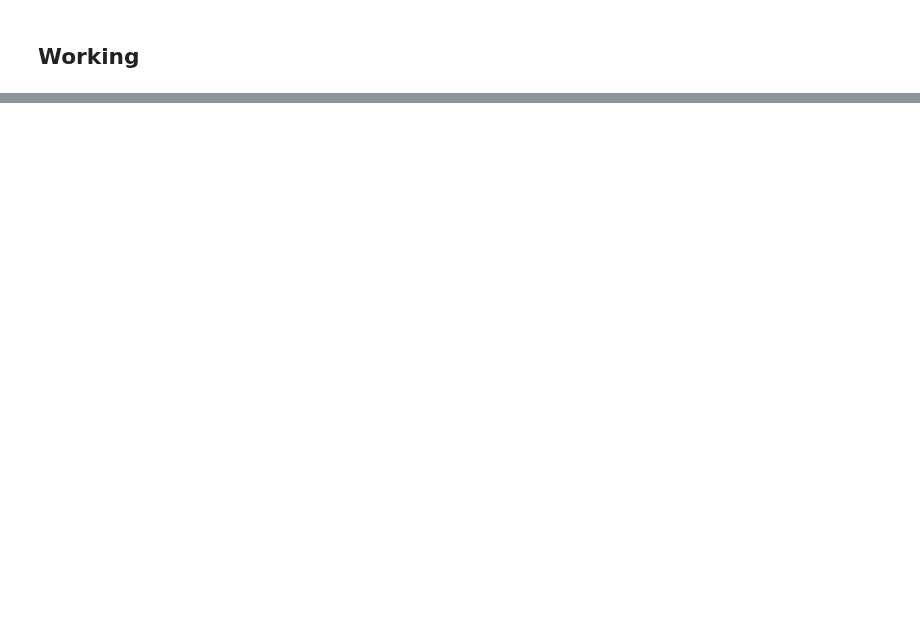
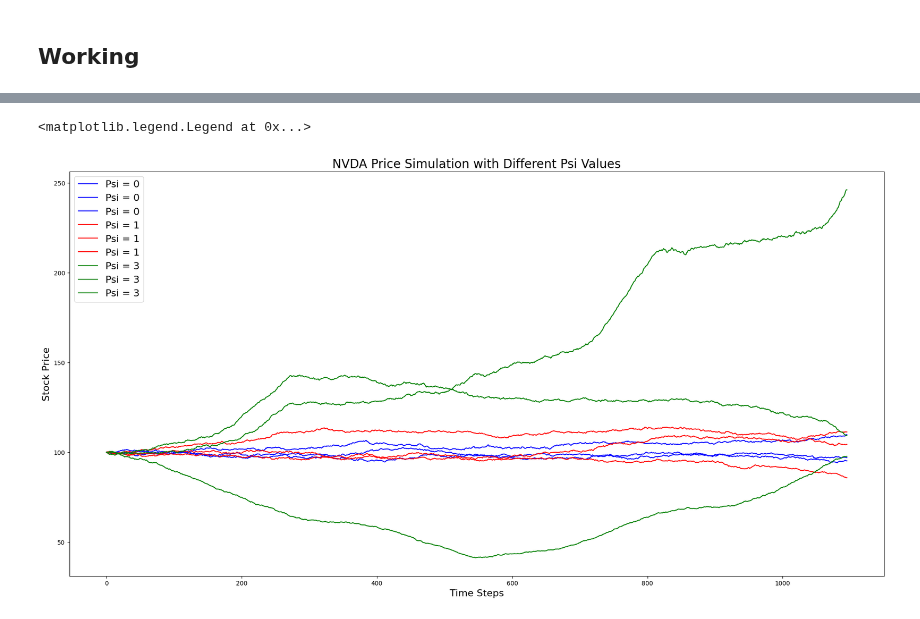
Before and after one commit to Pj-354/Python-Notebooks--Mine-, a Jupyter notebook: LSE Workbooks/Q11_new.ipynb, the cells around one changed output, grey strips where cells are left out. Saved outputs shown, nothing was run; the diff lists cells and outputs as text; code cells hidden in the pictures; blank space fills up the shorter version.

```diff
--- a/LSE Workbooks/Q11_new.ipynb
+++ b/LSE Workbooks/Q11_new.ipynb
@@ -17,10 +17,10 @@ r = 0
 mu = 0
 S0 = 100
 B0 = 1
-sigma = 0.2
-theta_0 = 20
+sigma = 0.20
+theta_0 = 30
 b_0 = 0
-b = -10000
+b = -100
 beta = 0.28
 alpha = 0.5
 phi = 1
@@ -37,7 +37,7 @@ quarter_len = int(0.25 / dt)  # 每季度步数
 opex_indices = [0, quarter_len, 2 * quarter_len, 3 * quarter_len, N]
 
 #Parameters to Change
-psi = 1.5
+psi = 3
 # %%
 '''
     Calculation Functions
@@ -112,7 +112,7 @@ def bs_speed(S, K, T, sigma, r=0):
     term2 = -pdf_d1 / (S**2 * sigma * sqrtT)
     return term1 + term2
 # %%
-def dDeltaCalc(dt, psi, S_t, M_t, sigma, zeta, K, T):
+def dDeltaCalc(S_t, sigma, K, T):
 
     def bs_delta(S, K, T, sigma, option_type='call', r=0):
         if T <= 0 or sigma <= 0 or S <= 0 or K <= 0:
@@ -1204,0 +345,14 @@ print(features_df)
+# %%
+NVDA_psi_0 = simulate_full_paths(
+    S0, b_0, sigma, 0, zeta, phi, theta_0, b, dt, N, M, opex_indices, asset_type='NVDA')
+
+NVDA_psi_1 = simulate_full_paths(
+    S0, b_0, sigma, 1, zeta, phi, theta_0, b, dt, N, M, opex_indices, asset_type='NVDA')
+
+NVDA_psi_3 = simulate_full_paths(
+    S0, b_0, sigma, 3, zeta, phi, theta_0, b, dt, N, M, opex_indices, asset_type='NVDA')
+
+# Extract the data from the simulation
+S_NVDA_psi1 = NVDA_psi_0['S']
+S_NVDA_psi2 = NVDA_psi_1['S']
+S_NVDA_psi3 = NVDA_psi_3['S']
@@ -1204,0 +368,20 @@ print(features_df)
+# %%
+plt.subplots(figsize=(24,12))
+plt.title('NVDA Price Simulation with Different Psi Values', fontsize=20)
+plt.plot(S_NVDA_psi1.iloc[0], label='Psi = 0', color='blue')
+plt.plot(S_NVDA_psi1.iloc[1], label='Psi = 0', color='blue')
+plt.plot(S_NVDA_psi1.iloc[2], label='Psi = 0', color='blue')
+
+plt.plot(S_NVDA_psi2.iloc[0], label='Psi = 1', color='red')
+plt.plot(S_NVDA_psi2.iloc[1], label='Psi = 1', color='red')
+plt.plot(S_NVDA_psi2.iloc[2], label='Psi = 1', color='red')
+
+plt.plot(S_NVDA_psi3.iloc[0], label='Psi = 3', color='green')
+plt.plot(S_NVDA_psi3.iloc[1], label='Psi = 3', color='green')
+plt.plot(S_NVDA_psi3.iloc[2], label='Psi = 3', color='green')
+plt.xlabel('Time Steps', fontsize=16)
+plt.ylabel('Stock Price', fontsize=16)
+plt.legend(fontsize=16)
+# %% [output]
+<matplotlib.legend.Legend at 0x...>
+[figure, added]
```
Also changed, not shown: parts of 10 cells of this notebook.
